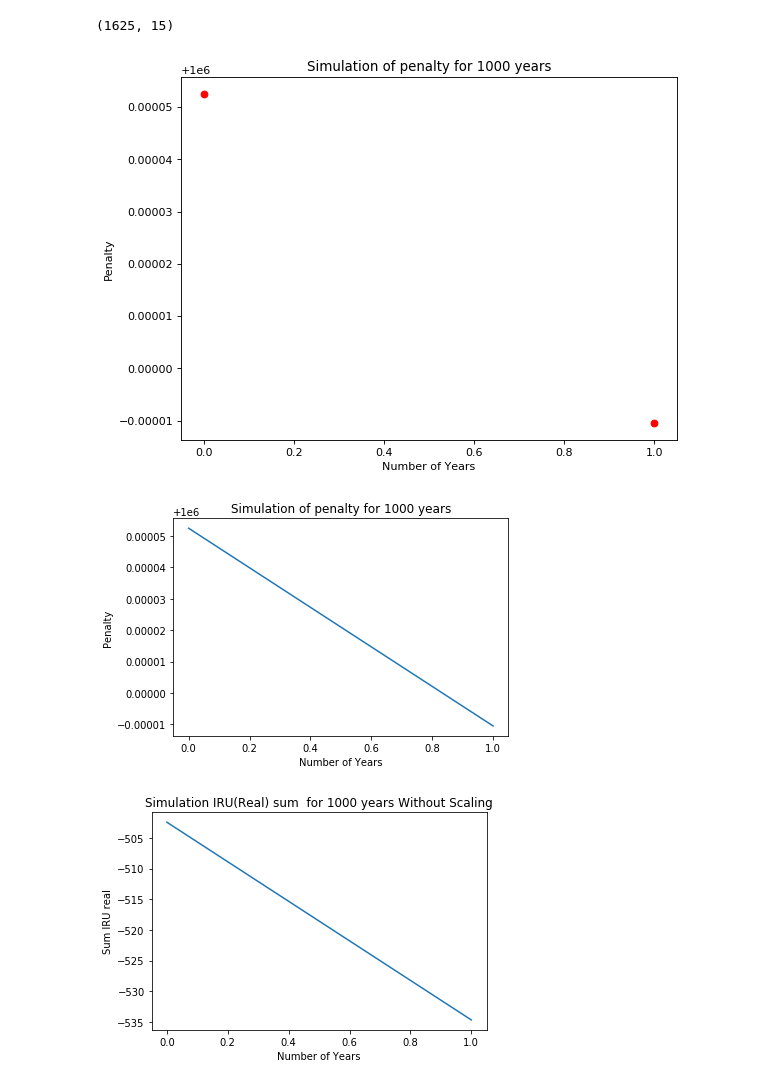
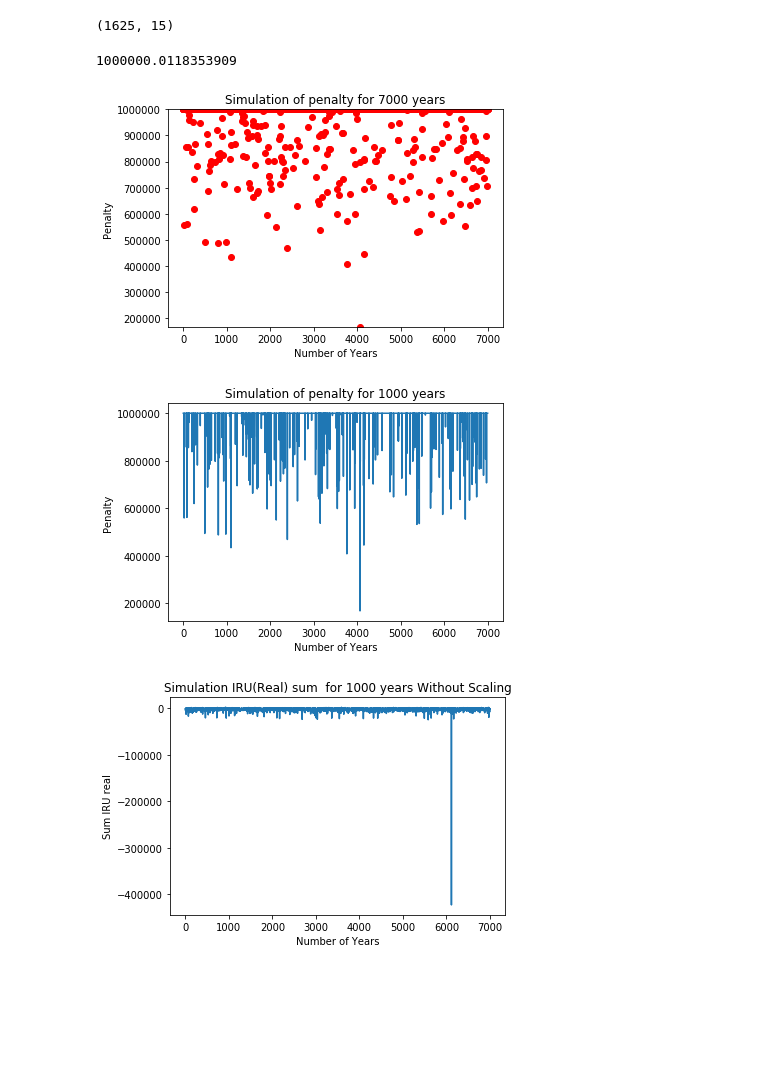
Before and after one commit to Waqar06/Capstone, a Jupyter notebook: NewFormulation2.0_simulation.ipynb, the cells around one changed output. Cells and saved outputs as stored; diff of their text form; code cells hidden in the pictures; blank space fills up the shorter version.

Commit message:
Plots for data

```diff
--- a/NewFormulation2.0_simulation.ipynb
+++ b/NewFormulation2.0_simulation.ipynb
@@ -53,7 +55,7 @@ real_data_df.shape
             if (row_cases['g_factors'] == row_records['Location_multiplier'] and  row_cases['t_factors'] == row_records['Danger_multiplier']):
                 df_cases_real.loc[index_cases, 'count'] =   row_records['count']
 # %%
-sim = 2
+sim = 7000
 
 penalty = np.zeros(sim)
 sum_iru_real_arr =  np.zeros(sim)
@@ -296,13 +296,25 @@ for p in range(sim):
+# %%
+import seaborn as sns
+len(penalty)
+max(penalty)
+# %% [output]
+1000000.0118353909
 # %%
 
-figure(figsize=(8, 6), dpi=80)
-plt.plot(penalty,'ro')
+#figure(figsize=(8, 6), dpi=80)
+plt.plot(penalty,"ro")
+plt.ticklabel_format(style='plain')
+#plt.boxplot(penalty)
 plt.xlabel("Number of Years")
 plt.ylabel("Penalty")
-plt.title("Simulation of penalty for 1000 years")
-plt.show()
+plt.title("Simulation of penalty for 7000 years")
+
+#plt.set_ylim([min(penalty), max(penalty)])
+plt.axis([None, None, min(penalty), max(penalty)])
+
+plt.savefig('Simulationplot.jpg')
 # %% [output]
-[figure, old version]
+[figure, new version]
 # %%
 
 plt.plot(penalty)
@@ -312,7 +324,7 @@ plt.title("Simulation of penalty for 1000 years")
 plt.ticklabel_format(style='plain')
 plt.show()
 # %% [output]
-[figure, old version]
+[figure, new version]
 # %%
 plt.plot(sum_iru_real_arr)
 plt.xlabel("Number of Years")
@@ -321,7 +333,7 @@ plt.title("Simulation IRU(Real) sum  for 1000 years Without Scaling")
 plt.ticklabel_format(style='plain')
 plt.show()
 # %% [output]
-[figure, old version]
+[figure, new version]
 # %%
 
 plt.plot(sum_iru_imag_arr)
```
Also changed, not shown: parts of 19 cells of this notebook, 3 other files.
